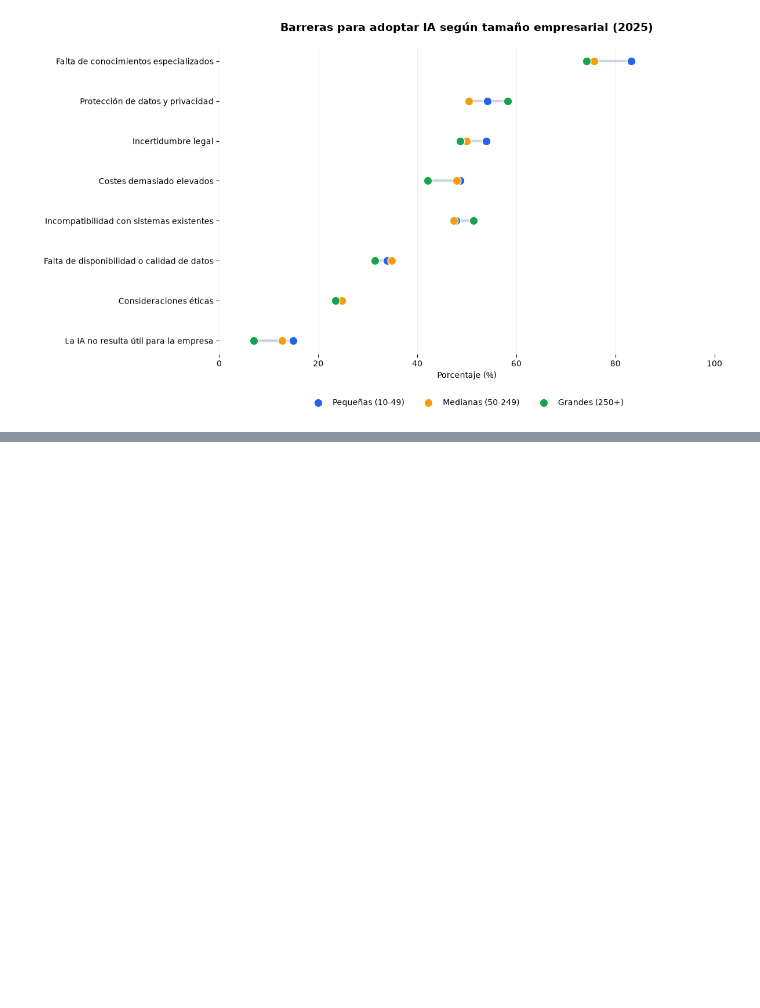
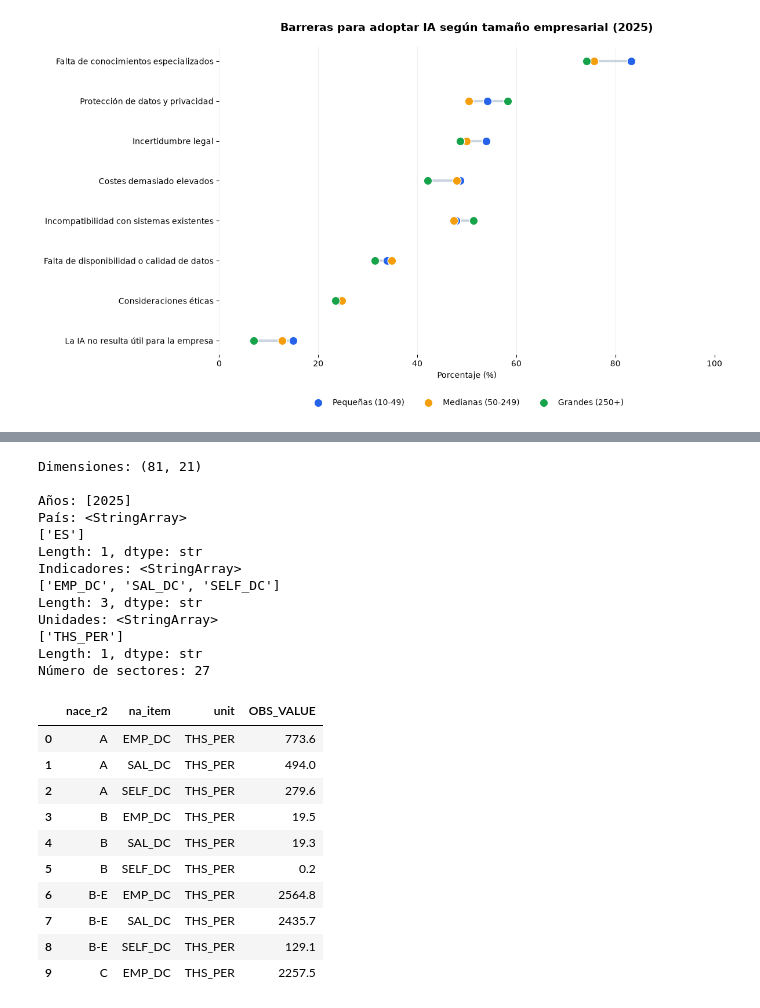
Before and after one commit to sarave-coder/EDA_IA_PRODUCTIVIDAD_ESPANA, a Jupyter notebook: src/borrador_main.ipynb, the cells around one changed output, grey strips where cells are left out. Cells and saved outputs as stored; diff of their text form; code cells hidden in the pictures; blank space fills up the shorter version.

```diff
--- a/src/main.ipynb
+++ b/src/borrador_main.ipynb
@@ -2339,0 +2352,42 @@ Length: 1, dtype: str
+# %%
+# H5.3 - Comprobar datos de  BBDD personas ocupadas
+
+df_ocupados = pd.read_csv("data/raw/ocupados_espana_2025.csv")
+
+print("Dimensiones:", df_ocupados.shape)
+print("\nAños:", df_ocupados["TIME_PERIOD"].unique())
+print("País:", df_ocupados["geo"].unique())
+print("Indicadores:", df_ocupados["na_item"].unique())
+print("Unidades:", df_ocupados["unit"].unique())
+print("Número de sectores:", df_ocupados["nace_r2"].nunique())
+
+display(
+    df_ocupados[
+        ["nace_r2", "na_item", "unit", "OBS_VALUE"]
+    ].head(10)
+)
+# %% [output]
+Dimensiones: (81, 21)
+
+Años: [2025]
+País: <StringArray>
+['ES']
+Length: 1, dtype: str
+Indicadores: <StringArray>
+['EMP_DC', 'SAL_DC', 'SELF_DC']
+Length: 3, dtype: str
+Unidades: <StringArray>
+['THS_PER']
+Length: 1, dtype: str
+Número de sectores: 27
+|  | nace_r2 | na_item | unit | OBS_VALUE |
+| 0 | A | EMP_DC | THS_PER | 773.6 |
+| 1 | A | SAL_DC | THS_PER | 494.0 |
+| 2 | A | SELF_DC | THS_PER | 279.6 |
+| 3 | B | EMP_DC | THS_PER | 19.5 |
+| 4 | B | SAL_DC | THS_PER | 19.3 |
+| 5 | B | SELF_DC | THS_PER | 0.2 |
+| 6 | B-E | EMP_DC | THS_PER | 2564.8 |
+| 7 | B-E | SAL_DC | THS_PER | 2435.7 |
+| 8 | B-E | SELF_DC | THS_PER | 129.1 |
+| 9 | C | EMP_DC | THS_PER | 2257.5 |
```
Also changed, not shown: parts of 8 cells of this notebook, 2 other files.
